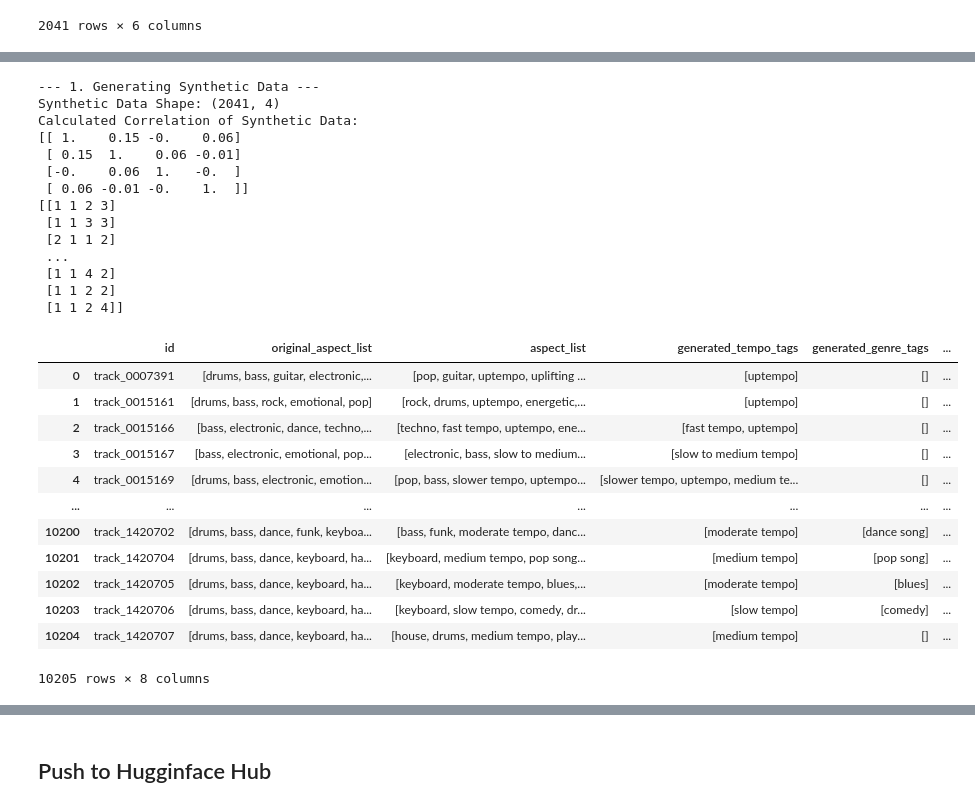
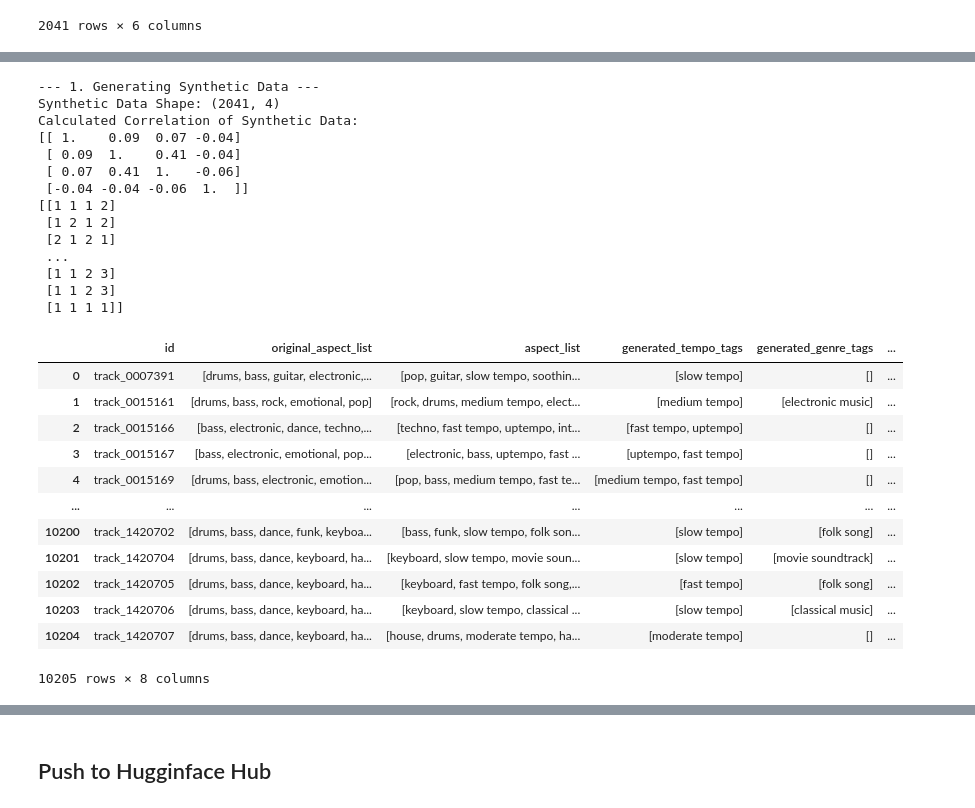
Before and after one commit to BrunoSienkiewicz/ConceptCaps, a Jupyter notebook: notebooks/generate-vae-tags-dataset.ipynb, the cells around one changed output, grey strips where cells are left out. Cells and saved outputs as stored; diff of their text form; code cells hidden in the pictures.

```diff
--- a/notebooks/generate-vae-tags-dataset.ipynb
+++ b/notebooks/generate-vae-tags-dataset.ipynb
@@ -136,7 +136,7 @@ class MultiLabelVAE(nn.Module):
 input_dim = TOTAL_INPUT_DIM
 latent_dim = 64
 hidden_dim = 256
-batch_size = 64
+batch_size = 32
 num_epochs = 500
 learning_rate = 5e-4
 # %%
@@ -320,21 +320,21 @@ N_SAMPLES_TO_GENERATE = len(df)
 # Max counts are defined for simulation purposes.
 MAX_COUNTS = {
     "tempo": 6,
-    "genre": 7,
-    "mood": 8,
-    "instrument": 8,
+    "genre": 6,
+    "mood": 7,
+    "instrument": 6,
 }
 MEANS = {
-    "tempo": 1.21,
-    "genre": 1.44,
-    "mood": 1.66,
-    "instrument": 2.49,
+    "tempo": 1.18,
+    "genre": 1.29,
+    "mood": 1.52,
+    "instrument": 2.08,
 }
 VARIANCES = {
-    "tempo": 0.57,
-    "genre": 0.86,
-    "mood": 1.06,
-    "instrument": 1.37,
+    "tempo": 0.54,
+    "genre": 0.65,
+    "mood": 0.91,
+    "instrument": 1.14,
 }
 # %%
 def generate_synthetic_correlated_data(n_records):
@@ -348,10 +348,10 @@ def generate_synthetic_correlated_data(n_records):
     # Define the desired correlation matrix (e.g., high correlation between Genre and Instrument)
     # This represents your calculated correlation matrix R.
     correlation_matrix = np.array([
-        [1.0, 0.22, 0.087, 0.05],  # Tempo
-        [0.22, 1.0, 0.11, 0.01],  # Genre
-        [0.087, 0.11, 1.0, -0.05],  # Mood
-        [0.05, 0.01, -0.05, 1.0]   # Instrument
+        [1.0, 0.17, 0.081, -0.035],  # Tempo
+        [0.17, 1.0, 0.55, -0.045],  # Genre
+        [0.081, 0.55, 1.0, -0.05],  # Mood
+        [-0.035, -0.045, -0.077, 1.0]   # Instrument
     ])
 
     # Generate correlated continuous data (Multivariate Normal)
@@ -391,47 +391,47 @@ print(data)
 --- 1. Generating Synthetic Data ---
 Synthetic Data Shape: (2041, 4)
 Calculated Correlation of Synthetic Data:
-[[ 1.    0.15 -0.    0.06]
- [ 0.15  1.    0.06 -0.01]
- [-0.    0.06  1.   -0.  ]
- [ 0.06 -0.01 -0.    1.  ]]
-[[1 1 2 3]
- [1 1 3 3]
- [2 1 1 2]
+[[ 1.    0.09  0.07 -0.04]
+ [ 0.09  1.    0.41 -0.04]
+ [ 0.07  0.41  1.   -0.06]
+ [-0.04 -0.04 -0.06  1.  ]]
+[[1 1 1 2]
+ [1 2 1 2]
+ [2 1 2 1]
  ...
- [1 1 4 2]
- [1 1 2 2]
- [1 1 2 4]]
+ [1 1 2 3]
+ [1 1 2 3]
+ [1 1 1 1]]
 # %%
-temperatures = [0.5, 0.8, 1.0, 1.25, 1.5]
+temperatures = [0.8, 1.0, 1.25, 1.5, 1.75]
 
 res_df = pd.DataFrame()
 
 for temp in tqdm(temperatures):
     for idx in tqdm(range(N_SAMPLES_TO_GENERATE), leave=False):
         num_tags_for_category = {
             "tempo": data[idx, 0],
             "genre": data[idx, 1],
             "mood": data[idx, 2],
             "instrument": data[idx, 3],
         }
         temp_df = generate_df(idx, tags_per_category=num_tags_for_category, temperature=temp)
         temp_df['temperature'] = temp
         res_df = pd.concat([res_df, temp_df], ignore_index=True)
 res_df
 # %% [output]
 |  | id | original_aspect_list | aspect_list | generated_tempo_tags | generated_genre_tags | ... |
-| 0 | track_0007391 | [drums, bass, guitar, electronic,... | [pop, guitar, uptempo, uplifting ... | [uptempo] | [] | ... |
-| 1 | track_0015161 | [drums, bass, rock, emotional, pop] | [rock, drums, uptempo, energetic,... | [uptempo] | [] | ... |
-| 2 | track_0015166 | [bass, electronic, dance, techno,... | [techno, fast tempo, uptempo, ene... | [fast tempo, uptempo] | [] | ... |
-| 3 | track_0015167 | [bass, electronic, emotional, pop... | [electronic, bass, slow to medium... | [slow to medium tempo] | [] | ... |
-| 4 | track_0015169 | [drums, bass, electronic, emotion... | [pop, bass, slower tempo, uptempo... | [slower tempo, uptempo, medium te... | [] | ... |
+| 0 | track_0007391 | [drums, bass, guitar, electronic,... | [pop, guitar, slow tempo, soothin... | [slow tempo] | [] | ... |
+| 1 | track_0015161 | [drums, bass, rock, emotional, pop] | [rock, drums, medium tempo, elect... | [medium tempo] | [electronic music] | ... |
+| 2 | track_0015166 | [bass, electronic, dance, techno,... | [techno, fast tempo, uptempo, int... | [fast tempo, uptempo] | [] | ... |
+| 3 | track_0015167 | [bass, electronic, emotional, pop... | [electronic, bass, uptempo, fast ... | [uptempo, fast tempo] | [] | ... |
+| 4 | track_0015169 | [drums, bass, electronic, emotion... | [pop, bass, medium tempo, fast te... | [medium tempo, fast tempo] | [] | ... |
 | ... | ... | ... | ... | ... | ... | ... |
-| 10200 | track_1420702 | [drums, bass, dance, funk, keyboa... | [bass, funk, moderate tempo, danc... | [moderate tempo] | [dance song] | ... |
-| 10201 | track_1420704 | [drums, bass, dance, keyboard, ha... | [keyboard, medium tempo, pop song... | [medium tempo] | [pop song] | ... |
-| 10202 | track_1420705 | [drums, bass, dance, keyboard, ha... | [keyboard, moderate tempo, blues,... | [moderate tempo] | [blues] | ... |
-| 10203 | track_1420706 | [drums, bass, dance, keyboard, ha... | [keyboard, slow tempo, comedy, dr... | [slow tempo] | [comedy] | ... |
-| 10204 | track_1420707 | [drums, bass, dance, keyboard, ha... | [house, drums, medium tempo, play... | [medium tempo] | [] | ... |
+| 10200 | track_1420702 | [drums, bass, dance, funk, keyboa... | [bass, funk, slow tempo, folk son... | [slow tempo] | [folk song] | ... |
+| 10201 | track_1420704 | [drums, bass, dance, keyboard, ha... | [keyboard, slow tempo, movie soun... | [slow tempo] | [movie soundtrack] | ... |
+| 10202 | track_1420705 | [drums, bass, dance, keyboard, ha... | [keyboard, fast tempo, folk song,... | [fast tempo] | [folk song] | ... |
+| 10203 | track_1420706 | [drums, bass, dance, keyboard, ha... | [keyboard, slow tempo, classical ... | [slow tempo] | [classical music] | ... |
+| 10204 | track_1420707 | [drums, bass, dance, keyboard, ha... | [house, drums, moderate tempo, ha... | [moderate tempo] | [] | ... |
 10205 rows × 8 columns
 # %%
 # Sort aspect list column and deduplicate tag combinations
```
Also changed, not shown: parts of 7 cells of this notebook, 27 other files.
